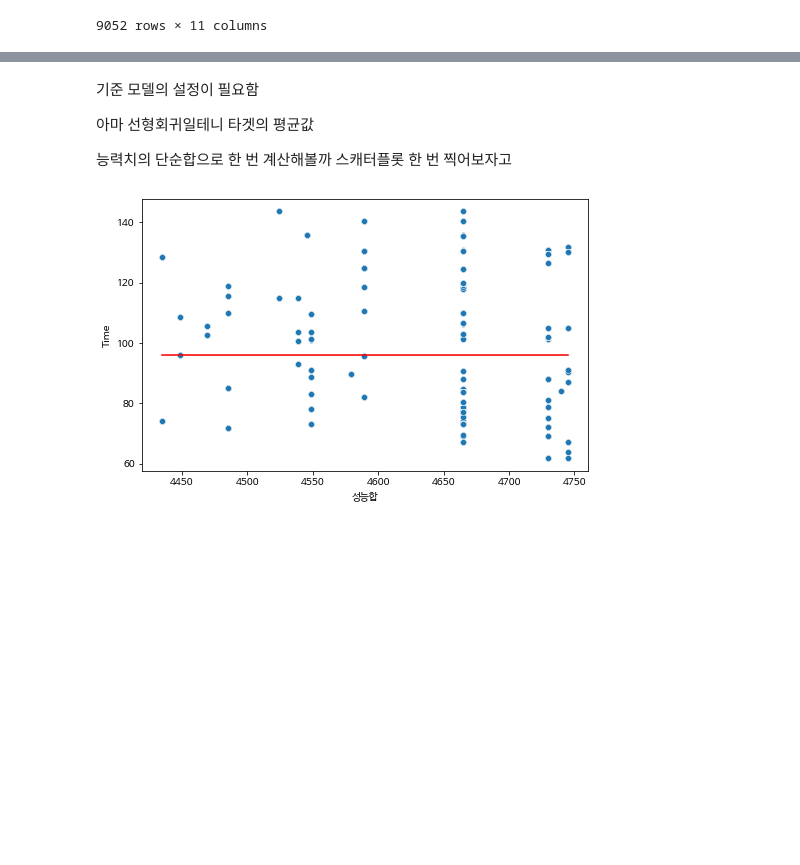
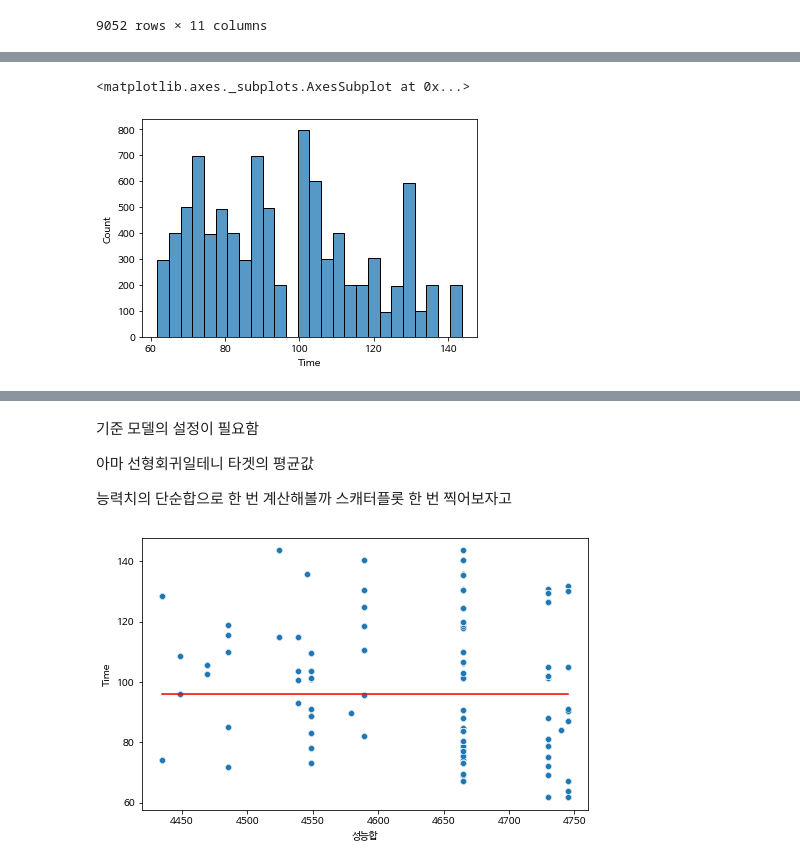
Before and after one commit to ORCT/ds-section2-project, a Jupyter notebook: Modeling.ipynb, the cells around one changed output, grey strips where cells are left out. Drawn from its saved outputs; the diff is of its cells as text; code cells hidden in the pictures; blank space fills up the shorter version.

```diff
--- a/Modeling.ipynb
+++ b/Modeling.ipynb
@@ -59,0 +104,5 @@ df
+# %%
+sns.histplot(df.Time)
+# %% [output]
+<matplotlib.axes._subplots.AxesSubplot at 0x...>
+[figure, added]
```
Also changed, not shown: parts of 44 cells of this notebook.
